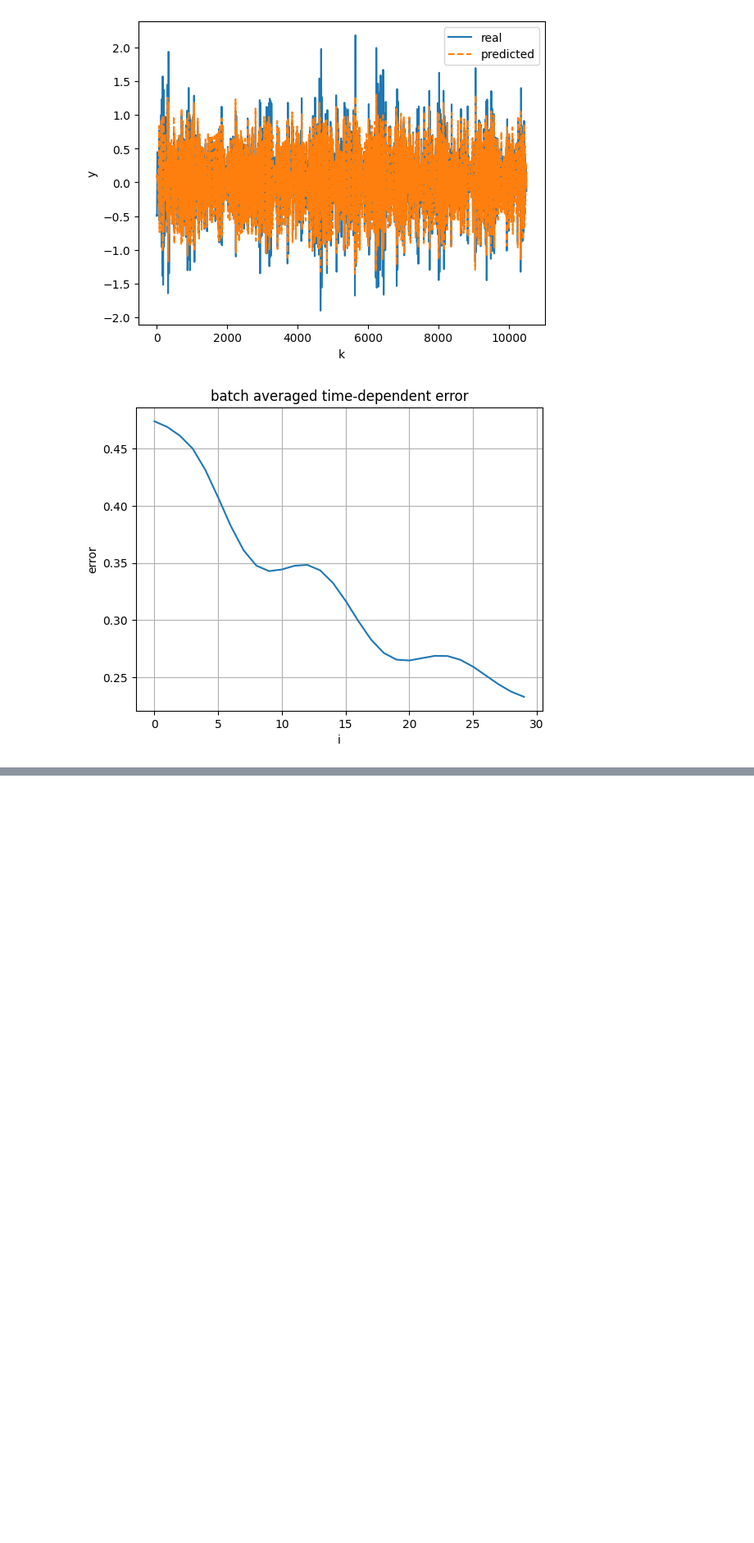
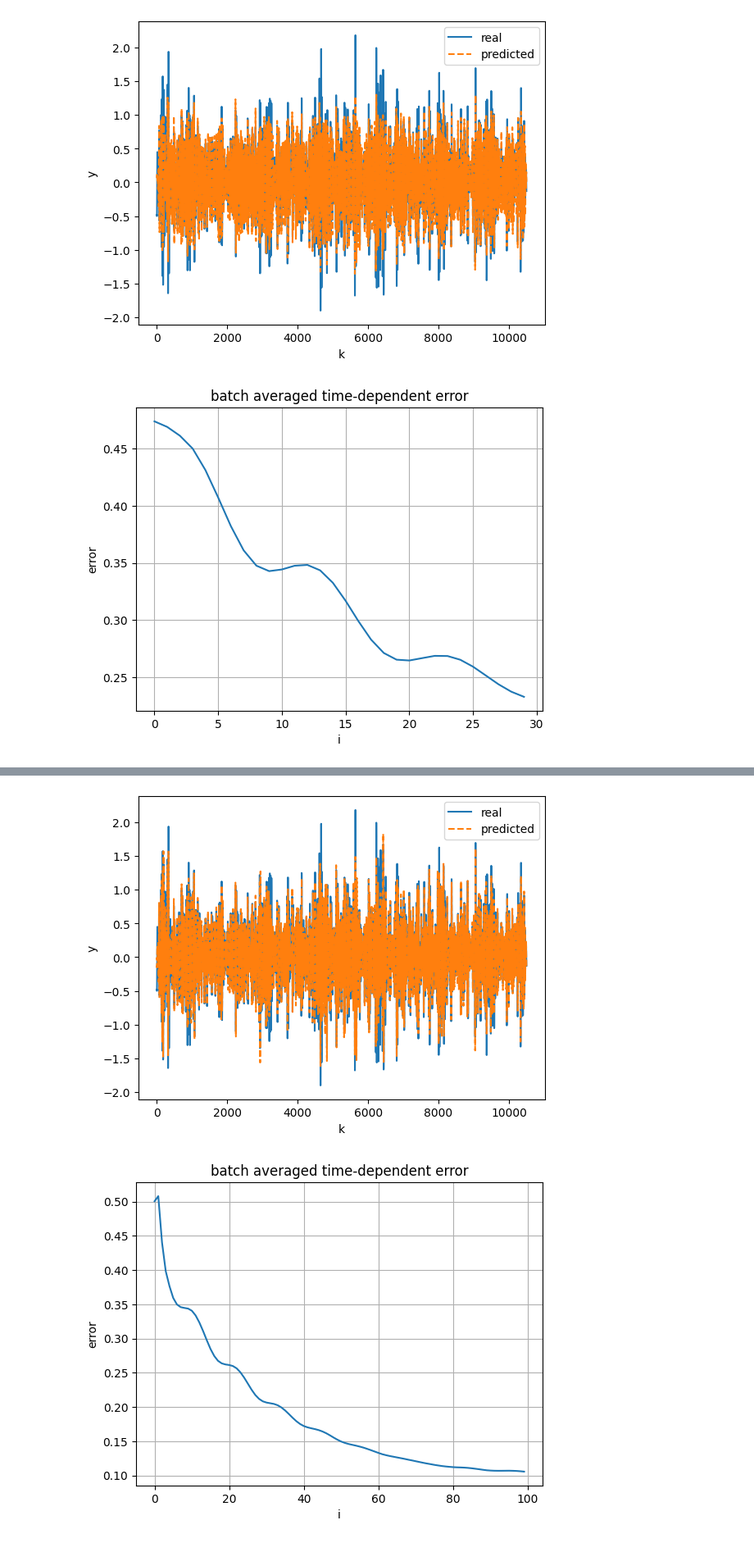
Before and after one commit to osilian/ml4sc-project, a Jupyter notebook: disc-benchmark-files/identification_exRNN.ipynb, the cells around one changed output, grey strips where cells are left out. Shown at 82% size. Cells and saved outputs as stored; diff of their text form; code cells hidden in the pictures; blank space fills up the shorter version.

```diff
--- a/disc-benchmark-files/identification_exRNN.ipynb
+++ b/disc-benchmark-files/identification_exRNN.ipynb
@@ -150,8 +135,8 @@ def make_OE_data(udata,ydata,nf=100):
         Y.append(ydata[k-nf:k])
     return np.array(U),np.array(Y)
 
-nfuture = 40
-convert = lambda x: [torch.tensor(xi,dtype=torch.float64) for xi in x]
+nfuture = 100
+convert = lambda x: [torch.tensor(xi,dtype=torch.float64, device=device) for xi in x]
 Utrain,Ytrain = convert(make_OE_data(u_train,y_train,nf=nfuture))
 Uval,Yval = convert(make_OE_data(u_val,y_val,nf=len(u_val)))
 
@@ -162,11 +147,12 @@ class simple_lstm(nn.Module):
         self.input_size = 1
         self.output_size = 1
         net = lambda n_in,n_out: nn.Sequential(nn.Linear(n_in,40),nn.Sigmoid(),nn.Linear(40,n_out)) #short hand for a 1 hidden layer NN
-        self.lstm = nn.LSTM(input_size=self.input_size,  hidden_size=hidden_size,  batch_first=True).double() #i)
+        self.lstm = nn.RNN(input_size=self.input_size,  hidden_size=hidden_size,  batch_first=True).double() #i)
         self.h2o = net(hidden_size + self.input_size, self.output_size).double() #i)
 
     def forward(self, inputs):
-        hiddens, (h_n, c_n) = self.lstm(inputs[:,:,None]) #i)
+        #hiddens, (h_n, c_n) = self.lstm(inputs[:,:,None]) #i)
+        hiddens, h_n = self.lstm(inputs[:,:,None]) #i)
         combined = torch.cat((hiddens,inputs[:,:,None]),dim=2) #i)
         if False: #two ways to solve this #i)
             y_predict = [] #i)
@@ -182,11 +168,13 @@ class simple_lstm(nn.Module):
         return y_predict
 
 n_burn = 20
-model = simple_lstm(hidden_size=15)
+model = simple_lstm(hidden_size=30)
+#model = nn.DataParallel(model) # Wrap the model with DataParallel
+model = model.to(device=device) # Move the model to the GPU
 optimizer = torch.optim.Adam(model.parameters())
 batch_size = 64
 
-for epoch in range(50):
+for epoch in range(10**3):
     for i in range(0,len(Utrain),batch_size):
         Uin = Utrain[i:i+batch_size]
         Yout = model.forward(inputs=Uin)
@@ -199,4 +187,4 @@ for epoch in range(50):
     with torch.no_grad():
         Loss_val = torch.mean((model(inputs=Uval)[:,n_burn:] - Yval[:,n_burn:])**2)**0.5
         Loss_train = torch.mean((model(inputs=Utrain)[:,n_burn:] - Ytrain[:,n_burn:])**2)**0.5
-        print(f'epoch={epoch}, Validation Loss={Loss_val.item():.2%}, Train Loss={Loss_train.item():.2%}')
+        print(f'epoch={epoch}, Validation Loss={Loss_val.item():.2%}, Train Loss={Loss_train.item():.2%}, Validation Loss absolute={Loss_val.item() * y_std}')
@@ -202,0 +210,20 @@ for epoch in range(50):
+# %%
+with torch.no_grad():
+    plt.plot((Yval[0]*y_std + y_mean).cpu())
+    model.eval()
+    plt.plot((model(inputs=Uval)[0] * y_std + y_mean).cpu(),'--')
+    plt.xlabel('k')
+    plt.ylabel('y')
+    #plt.xlim(0,250)
+    plt.legend(['real','predicted'])
+    plt.show()
+    model.eval()
+    plt.plot(np.mean(((Ytrain-model(inputs=Utrain))*y_std).cpu().numpy()**2,axis=0)**0.5) #average over the error in batch
+    plt.title('batch averaged time-dependent error')
+    plt.ylabel('error')
+    plt.xlabel('i')
+    plt.grid()
+    plt.show()
+# %% [output]
+[figure, added]
+[figure, added]
```
Also changed, not shown: parts of 3 cells of this notebook.
